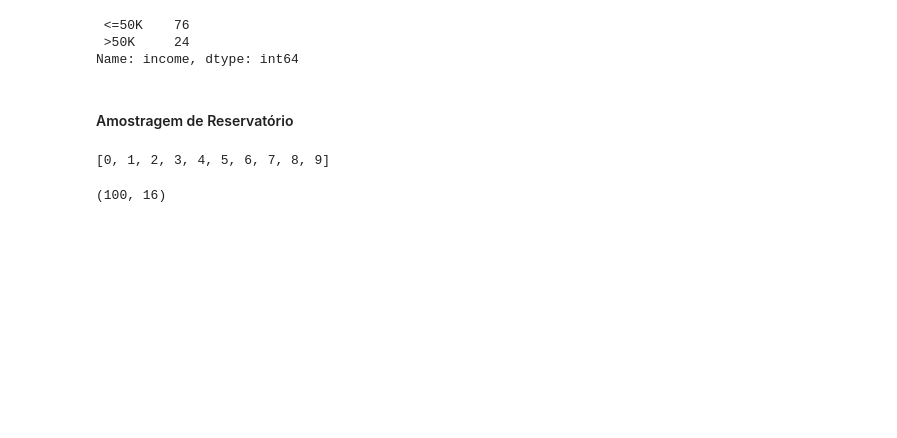
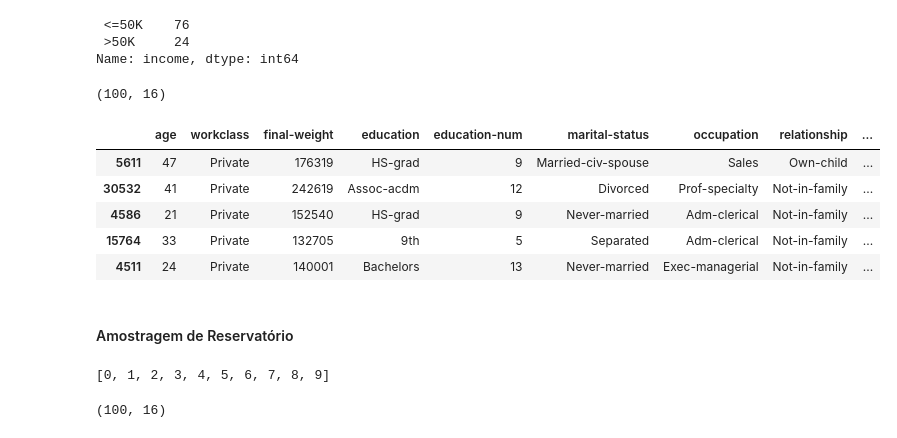
Before and after one commit to Joao-Inacio/Statistics_for-Data_Science, a Jupyter notebook: populacao_e_amostra/Amostragem.ipynb, the cells around one changed output. Cells and saved outputs as stored; diff of their text form; code cells hidden in the pictures; blank space fills up the shorter version.

Commit message:
Comparativo das amostragens

```diff
--- a/populacao_e_amostra/Amostragem.ipynb
+++ b/populacao_e_amostra/Amostragem.ipynb
@@ -280,6 +280,27 @@ df_y['income'].value_counts()
  <=50K    76
  >50K     24
 Name: income, dtype: int64
+# %%
+# Criando a função
+def amostragem_estratificada(dataset, percentual):
+    split = StratifiedShuffleSplit(test_size=percentual, random_state=1)
+    for _, y in split.split(dataset, dataset['income']):
+        df_y = dataset.iloc[y]
+    return df_y
+# %%
+df_amostra_estratificada = amostragem_estratificada(ds, 0.0030711587481956942)
+df_amostra_estratificada.shape
+# %% [output]
+(100, 16)
+# %%
+df_amostra_estratificada.head()
+# %% [output]
+|  | age | workclass | final-weight | education | education-num | marital-status | occupation | relationship | ... |
+| 5611 | 47 | Private | 176319 | HS-grad | 9 | Married-civ-spouse | Sales | Own-child | ... |
+| 30532 | 41 | Private | 242619 | Assoc-acdm | 12 | Divorced | Prof-specialty | Not-in-family | ... |
+| 4586 | 21 | Private | 152540 | HS-grad | 9 | Never-married | Adm-clerical | Not-in-family | ... |
+| 15764 | 33 | Private | 132705 | 9th | 5 | Separated | Adm-clerical | Not-in-family | ... |
+| 4511 | 24 | Private | 140001 | Bachelors | 13 | Never-married | Exec-managerial | Not-in-family | ... |
 # %% [markdown]
 #### Amostragem de Reservatório
 # %%
```
Also changed, not shown: parts of 10 cells of this notebook.
